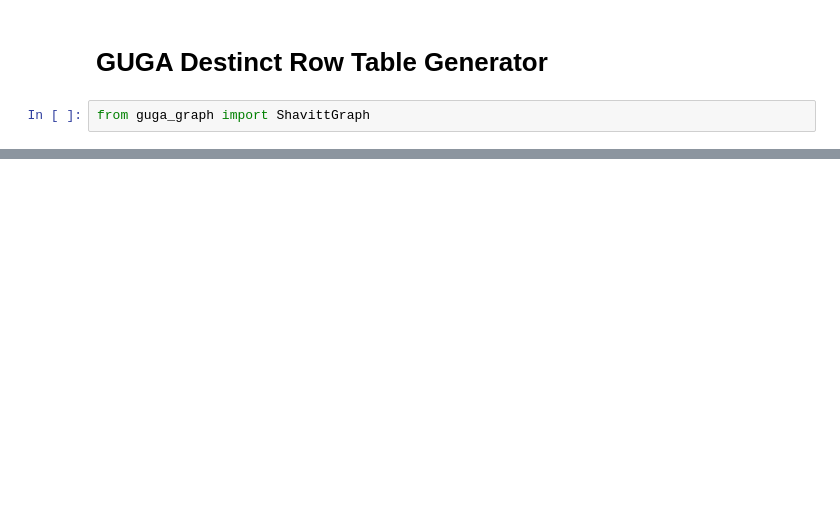
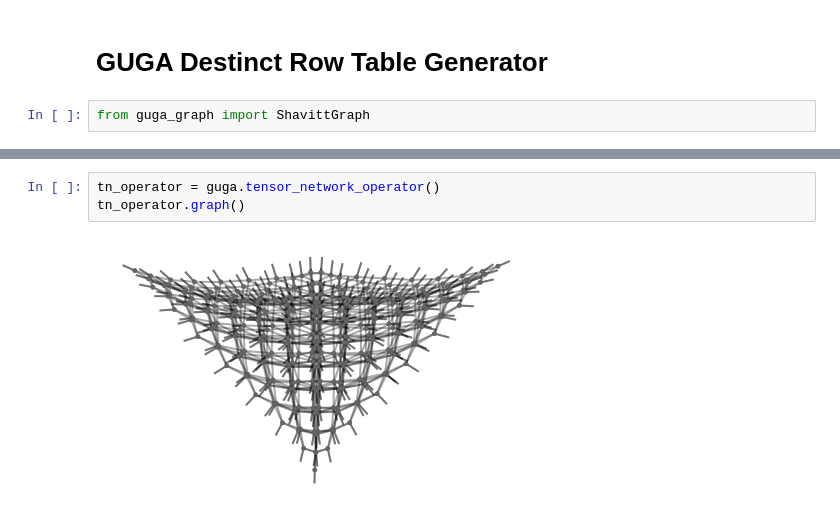
Before and after one commit to NathanCQC/pyTUGA, a Jupyter notebook: guga_drt.ipynb, the cells around one changed output, grey strips where cells are left out. Saved outputs shown, nothing was run; the diff lists cells and outputs as text; blank space fills up the shorter version.

```diff
--- a/guga_drt.ipynb
+++ b/guga_drt.ipynb
@@ -61,0 +46,5 @@ guga.abc_dim()
+# %%
+tn_operator = guga.tensor_network_operator()
+tn_operator.graph()
+# %% [output]
+[figure, added]
```
Also changed, not shown: parts of 9 cells of this notebook, 3 other files.
